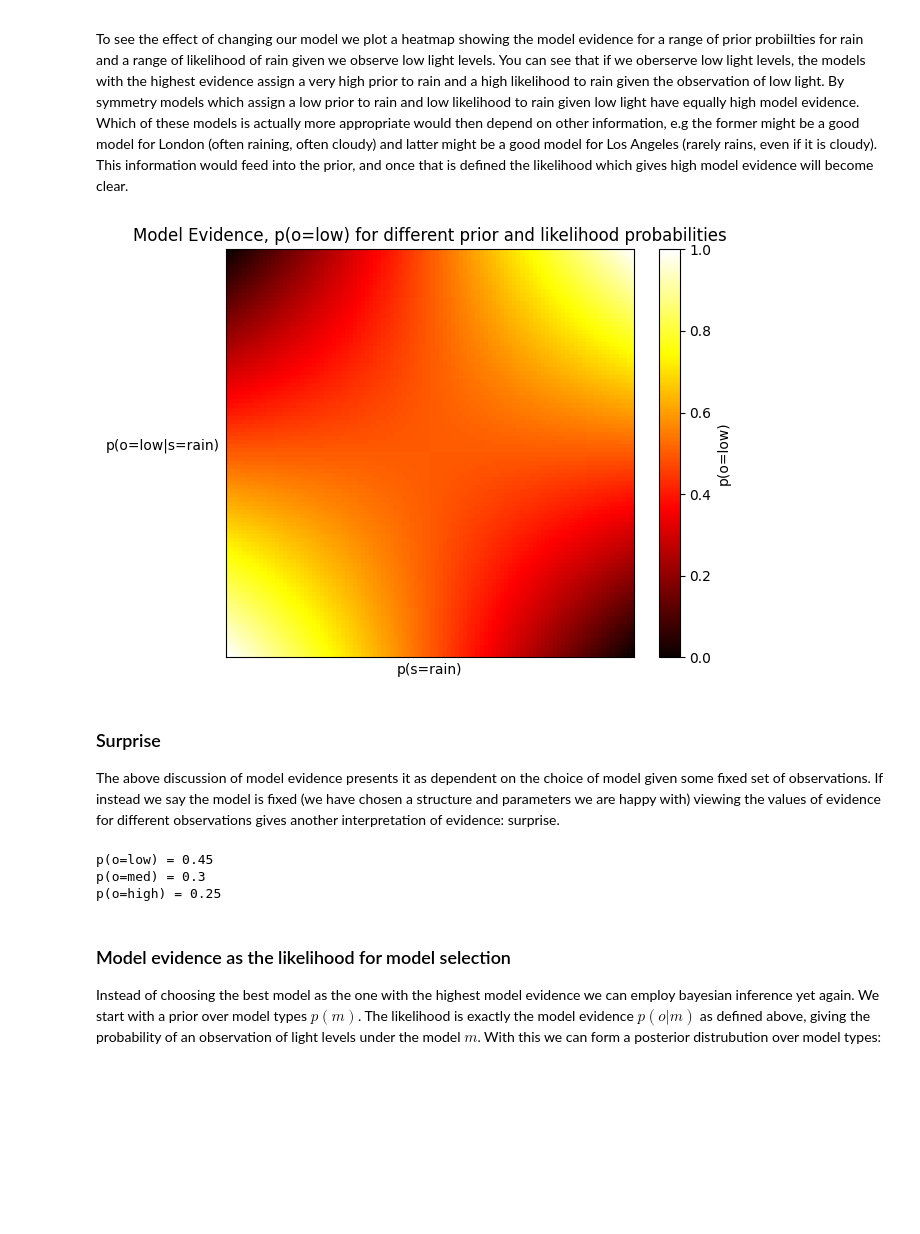
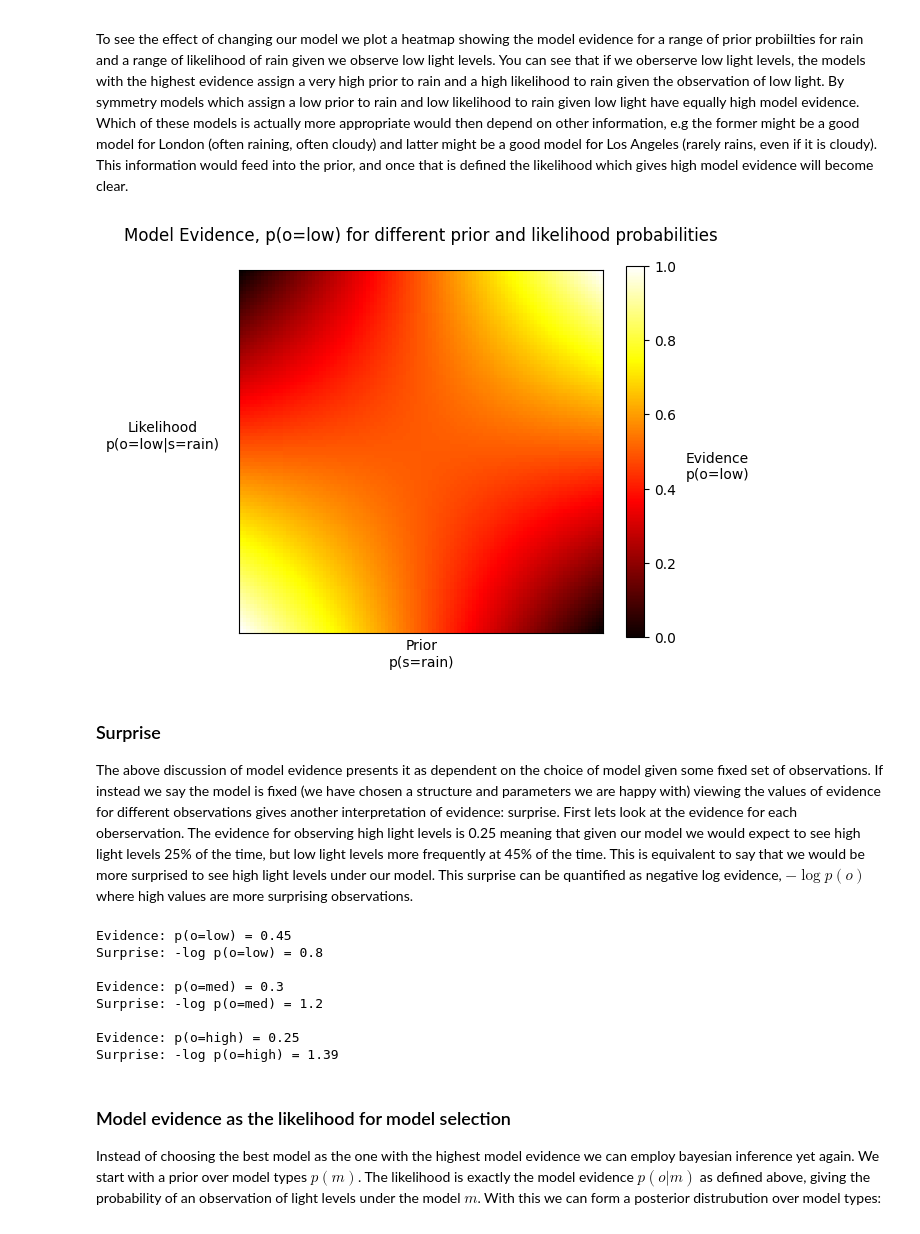
Before and after one commit to felixcs1/ds-learning, a Jupyter notebook: probability/ai.ipynb, the cells around one changed output. Cells and saved outputs as stored; diff of their text form; code cells hidden in the pictures; blank space fills up the shorter version.

```diff
--- a/probability/ai.ipynb
+++ b/probability/ai.ipynb
@@ -98,36 +97,43 @@ Going back to the example, our chosen model assigns high probability to rain and
 # %%
 grid = np.meshgrid(np.linspace(0, 1, 100), np.linspace(0, 1, 100))
 evidences = np.array([])
 
 for l, p in zip(grid[0].flatten(), grid[1].flatten()):
-    likelihood = np.array([l, 1 - l]) # [p(o=low|s=rain), p(o=low|s=no rain)]
-    prior = np.array([p, 1 - p]) # [p(s=rain), p(s=no rain)]
-    evidence = sum(likelihood * prior)
-    evidences = np.append(evidences, evidence)
+    _likelihood = np.array([l, 1 - l]) # [p(o=low|s=rain), p(o=low|s=no rain)]
+    _prior = np.array([p, 1 - p]) # [p(s=rain), p(s=no rain)]
+    _evidence = sum(_likelihood * _prior)
+    evidences = np.append(evidences, _evidence)
 
 fig, ax = plt.subplots()
 evidences = np.array(evidences).reshape(100, 100)[::-1, :]
 im = ax.imshow(evidences, cmap='hot')
-ax.set_title("Model Evidence, p(o=low) for different prior and likelihood probabilities")
-ax.set_xlabel("p(s=rain)")
-ax.set_ylabel("p(o=low|s=rain)", rotation=0, labelpad=45)
-cbar = ax.figure.colorbar(im, ax=ax, label="p(o=low)")
+ax.set_title("Model Evidence, p(o=low) for different prior and likelihood probabilities\n")
+ax.set_xlabel("Prior\np(s=rain)")
+ax.set_ylabel("Likelihood\np(o=low|s=rain)", rotation=0, labelpad=55)
+cbar = ax.figure.colorbar(im, ax=ax)
+cbar.set_label(label="Evidence\np(o=low)", rotation=0, labelpad=30)
 ax.set_xticks([]), ax.set_yticks([])
 fig.tight_layout()
 # %% [output]
-[figure, old version]
+[figure, new version]
 # %% [markdown]
 ### Surprise
 
-The above discussion of model evidence presents it as dependent on the choice of model given some fixed set of observations. If instead we say the model is fixed (we have chosen a structure and parameters we are happy with) viewing the values of evidence for different observations gives another interpretation of evidence: surprise.
+The above discussion of model evidence presents it as dependent on the choice of model given some fixed set of observations. If instead we say the model is fixed (we have chosen a structure and parameters we are happy with) viewing the values of evidence for different observations gives another interpretation of evidence: surprise. First lets look at the evidence for each oberservation. The evidence for observing high light levels is 0.25 meaning that given our model we would expect to see high light levels 25% of the time, but low light levels more frequently at 45% of the time. This is equivalent to say that we would be more surprised to see high light levels under our model. This surprise can be quantified as negative log evidence, $-\log p(o)$ where high values are more surprising observations.
 # %%
 evidences = np.sum(A.T * prior, axis=1).round(2)
 for observation, evidence in zip(["low", "med", "high"], evidences):
-    print(f"p(o={observation}) = {evidence}")
+    print(f"Evidence: p(o={observation}) =", evidence)
+    print(f"Surprise: -log p(o={observation}) = {round(-np.log(evidence), 2)}\n")
 # %% [output]
-p(o=low) = 0.45
-p(o=med) = 0.3
-p(o=high) = 0.25
+Evidence: p(o=low) = 0.45
+Surprise: -log p(o=low) = 0.8
+
+Evidence: p(o=med) = 0.3
+Surprise: -log p(o=med) = 1.2
+
+Evidence: p(o=high) = 0.25
+Surprise: -log p(o=high) = 1.39
 # %% [markdown]
 ### Model evidence as the likelihood for model selection
 
```
Also changed, not shown: parts of 10 cells of this notebook, 1 other file.
